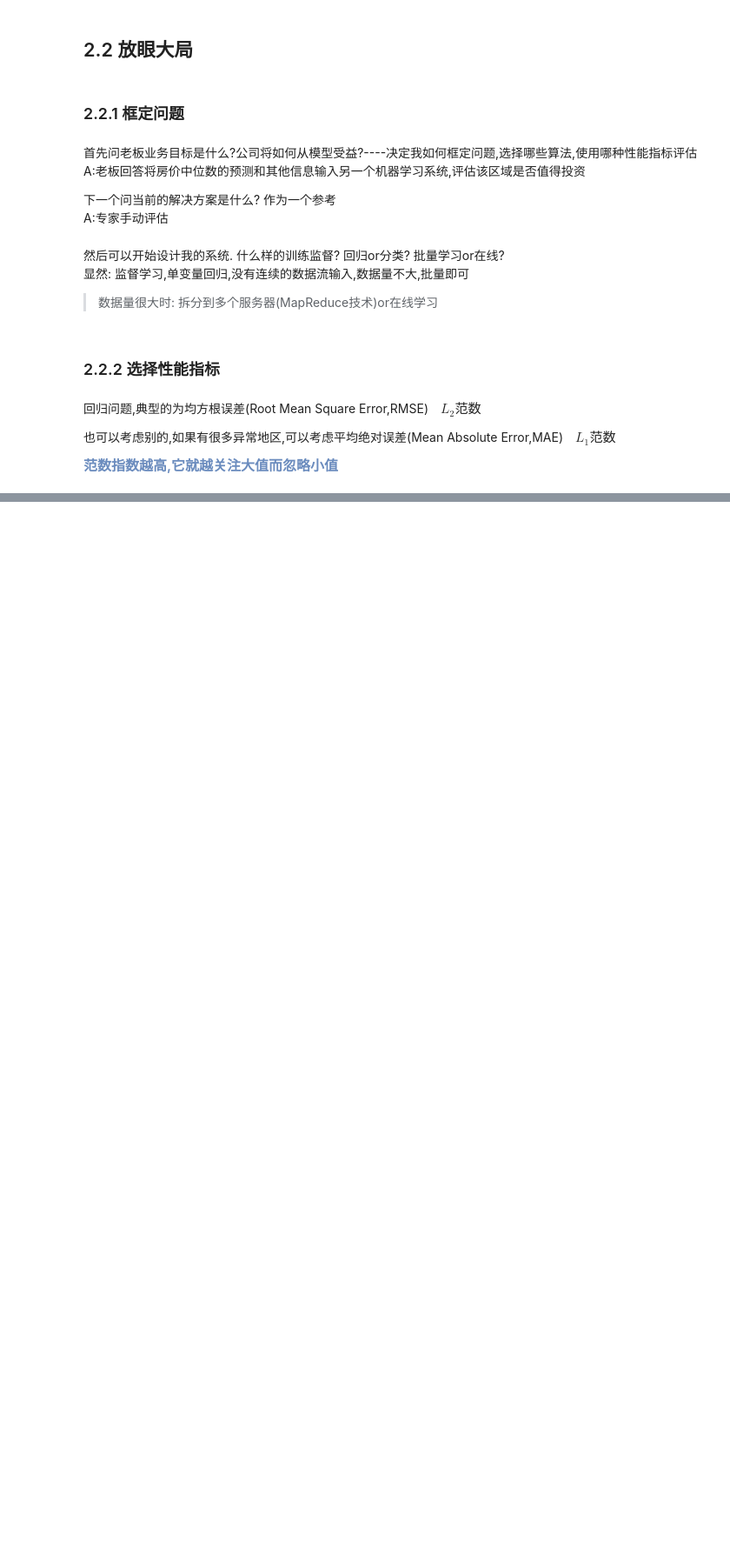
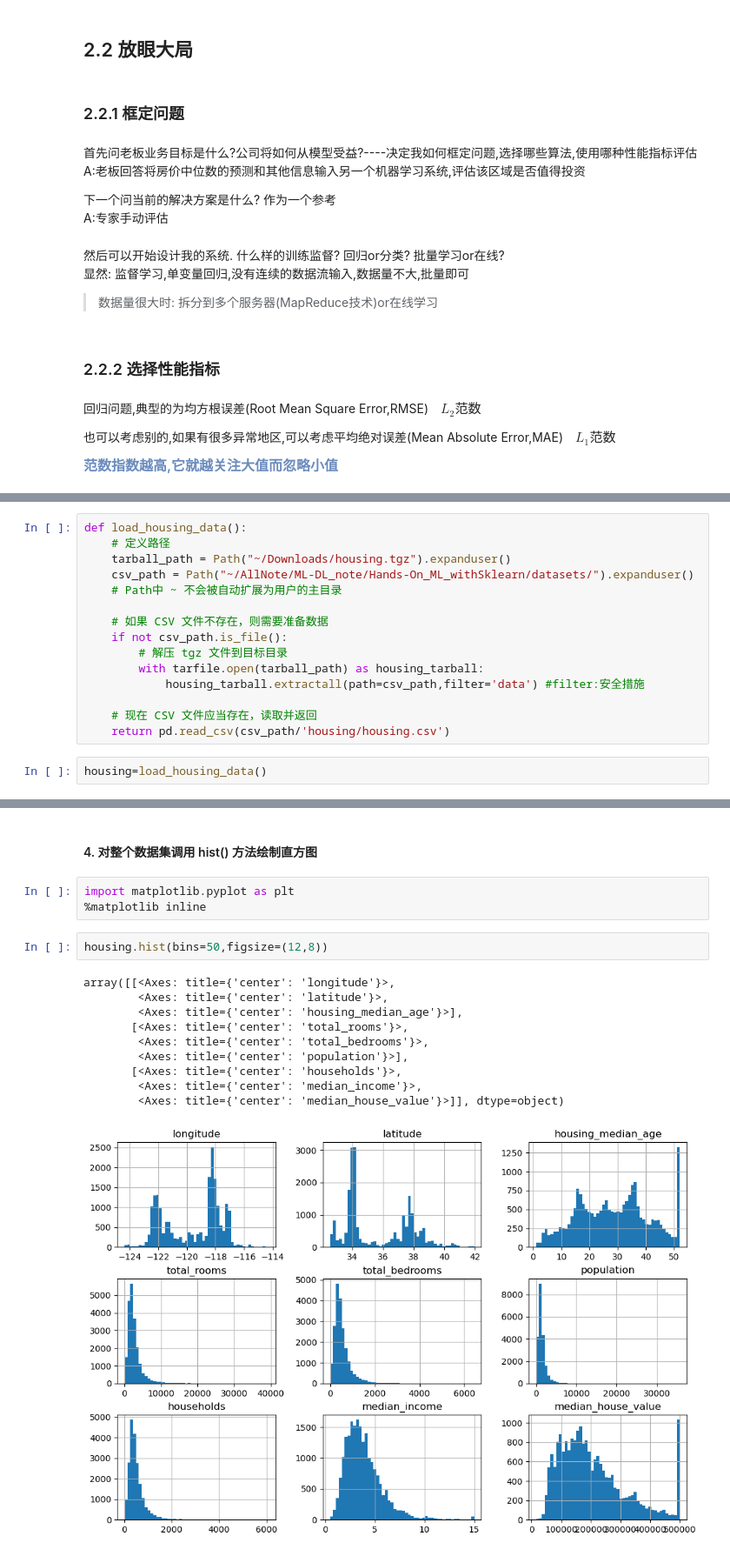
Before and after one commit to ym-ml/ML-DL_note, a Jupyter notebook: Hands-On_ML_withSklearn/Ch2.ipynb, the cells around one changed output, grey strips where cells are left out. Shown at 87% size. Saved outputs shown, nothing was run; the diff lists cells and outputs as text; blank space fills up the shorter version.

```diff
--- a/Hands-On_ML_withSklearn/Ch2.ipynb
+++ b/Hands-On_ML_withSklearn/Ch2.ipynb
@@ -40,0 +57,17 @@ A:专家手动评估
+# %%
+def load_housing_data():
+    # 定义路径
+    tarball_path = Path("~/Downloads/housing.tgz").expanduser()
+    csv_path = Path("~/AllNote/ML-DL_note/Hands-On_ML_withSklearn/datasets/").expanduser()
+    # Path中 ~ 不会被自动扩展为用户的主目录
+
+    # 如果 CSV 文件不存在，则需要准备数据
+    if not csv_path.is_file():
+        # 解压 tgz 文件到目标目录
+        with tarfile.open(tarball_path) as housing_tarball:
+            housing_tarball.extractall(path=csv_path,filter='data') #filter:安全措施
+
+    # 现在 CSV 文件应当存在，读取并返回
+    return pd.read_csv(csv_path/'housing/housing.csv')
+# %%
+housing=load_housing_data()
@@ -40,0 +135,18 @@ A:专家手动评估
+# %% [markdown]
+#### 4. 对整个数据集调用 hist() 方法绘制直方图
+# %%
+import matplotlib.pyplot as plt
+%matplotlib inline
+# %%
+housing.hist(bins=50,figsize=(12,8))
+# %% [output]
+array([[<Axes: title={'center': 'longitude'}>,
+        <Axes: title={'center': 'latitude'}>,
+        <Axes: title={'center': 'housing_median_age'}>],
+       [<Axes: title={'center': 'total_rooms'}>,
+        <Axes: title={'center': 'total_bedrooms'}>,
+        <Axes: title={'center': 'population'}>],
+       [<Axes: title={'center': 'households'}>,
+        <Axes: title={'center': 'median_income'}>,
+        <Axes: title={'center': 'median_house_value'}>]], dtype=object)
+[figure, added]
```
Also changed, not shown: parts of 98 cells of this notebook, 3 other files.
